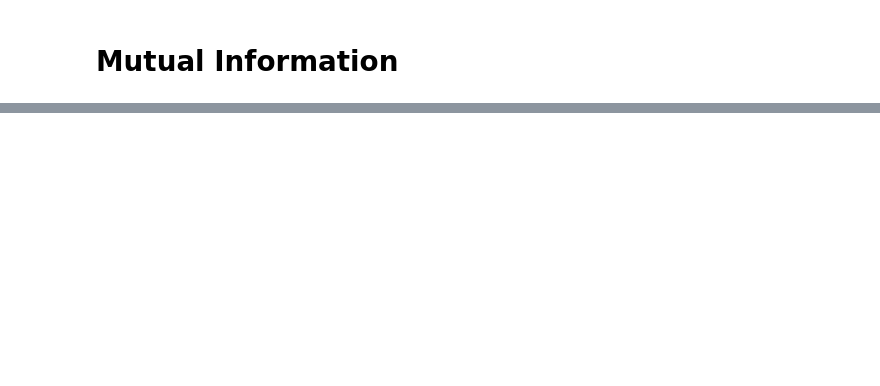
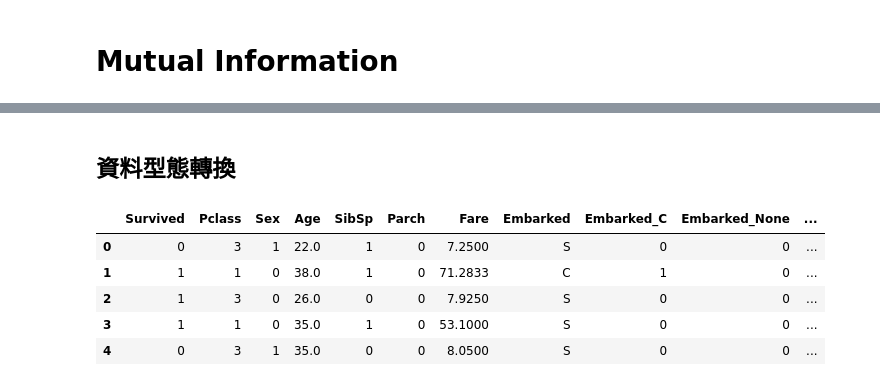
Before and after one commit to Shenghao27/titanic-analysis, a Jupyter notebook: 專題實作_01_鐵達尼號存活預測.ipynb, the cells around one changed output, grey strips where cells are left out. Drawn from its saved outputs; the diff is of its cells as text; code cells hidden in the pictures; blank space fills up the shorter version.

```diff
--- a/專題實作_01_鐵達尼號存活預測.ipynb
+++ b/專題實作_01_鐵達尼號存活預測.ipynb
@@ -407,0 +414,3 @@ dtype: float64
+# %%
+df_train = df.drop(['PassengerId','Name','Ticket','Cabin'], axis=1).copy()
+df_train.info()
@@ -407,0 +457,4 @@ dtype: float64
+# %%
+# 空值補值
+df_train['Age'] = df_train['Age'].fillna(df_train['Age'].mean())
+df_train['Embarked'] = df_train['Embarked'].fillna('None')
@@ -407,0 +479,18 @@ dtype: float64
+# %% [markdown]
+## 資料型態轉換
+# %%
+le = LabelEncoder()
+for col in ['Sex']:
+  df_train[col] = le.fit_transform(df_train[col])
+# %%
+df_ohe_Embarked = pd.get_dummies(df_train['Embarked'], prefix='Embarked', dtype=int)
+df_train = pd.concat([df_train, df_ohe_Embarked], axis=1)
+# %%
+df_train.head(5)
+# %% [output]
+|  | Survived | Pclass | Sex | Age | SibSp | Parch | Fare | Embarked | Embarked_C | Embarked_None | ... |
+| 0 | 0 | 3 | 1 | 22.0 | 1 | 0 | 7.2500 | S | 0 | 0 | ... |
+| 1 | 1 | 1 | 0 | 38.0 | 1 | 0 | 71.2833 | C | 1 | 0 | ... |
+| 2 | 1 | 3 | 0 | 26.0 | 0 | 0 | 7.9250 | S | 0 | 0 | ... |
+| 3 | 1 | 1 | 0 | 35.0 | 1 | 0 | 53.1000 | S | 0 | 0 | ... |
+| 4 | 0 | 3 | 1 | 35.0 | 0 | 0 | 8.0500 | S | 0 | 0 | ... |
```
Also changed, not shown: parts of 13 cells of this notebook.
